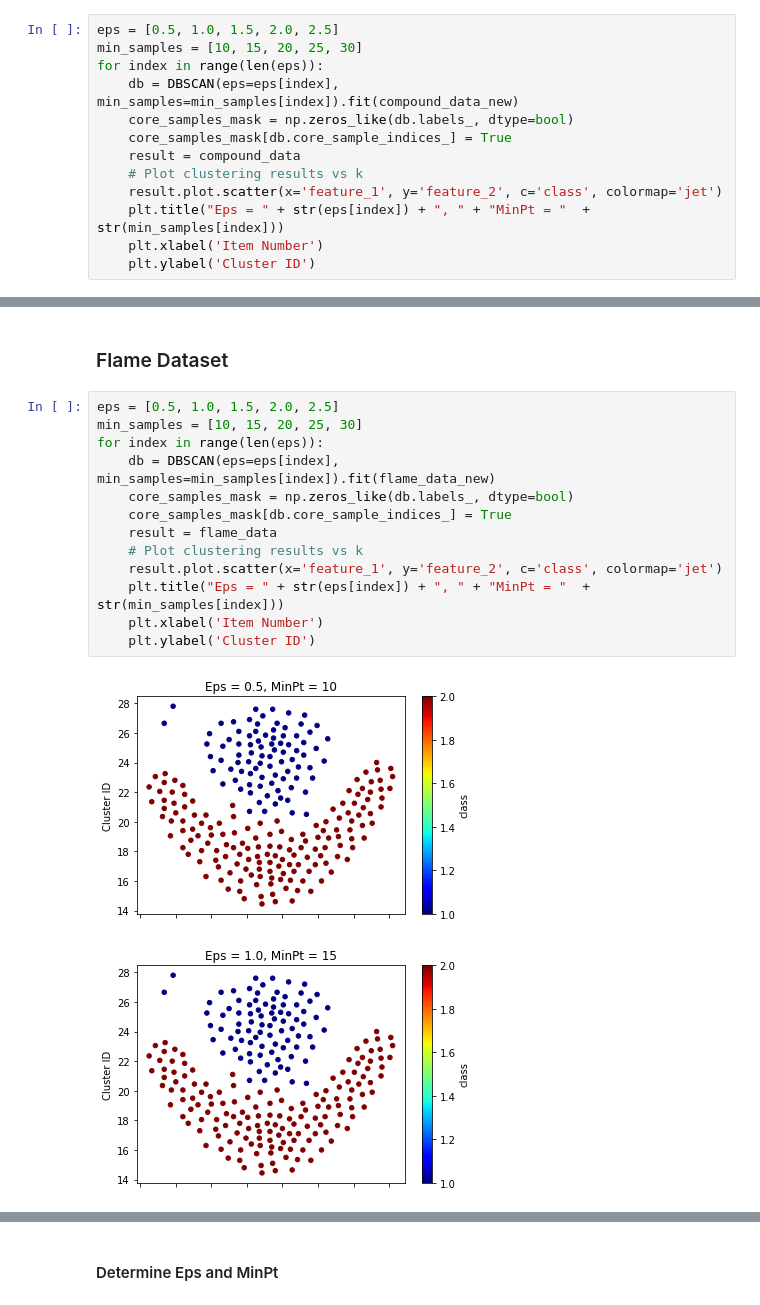
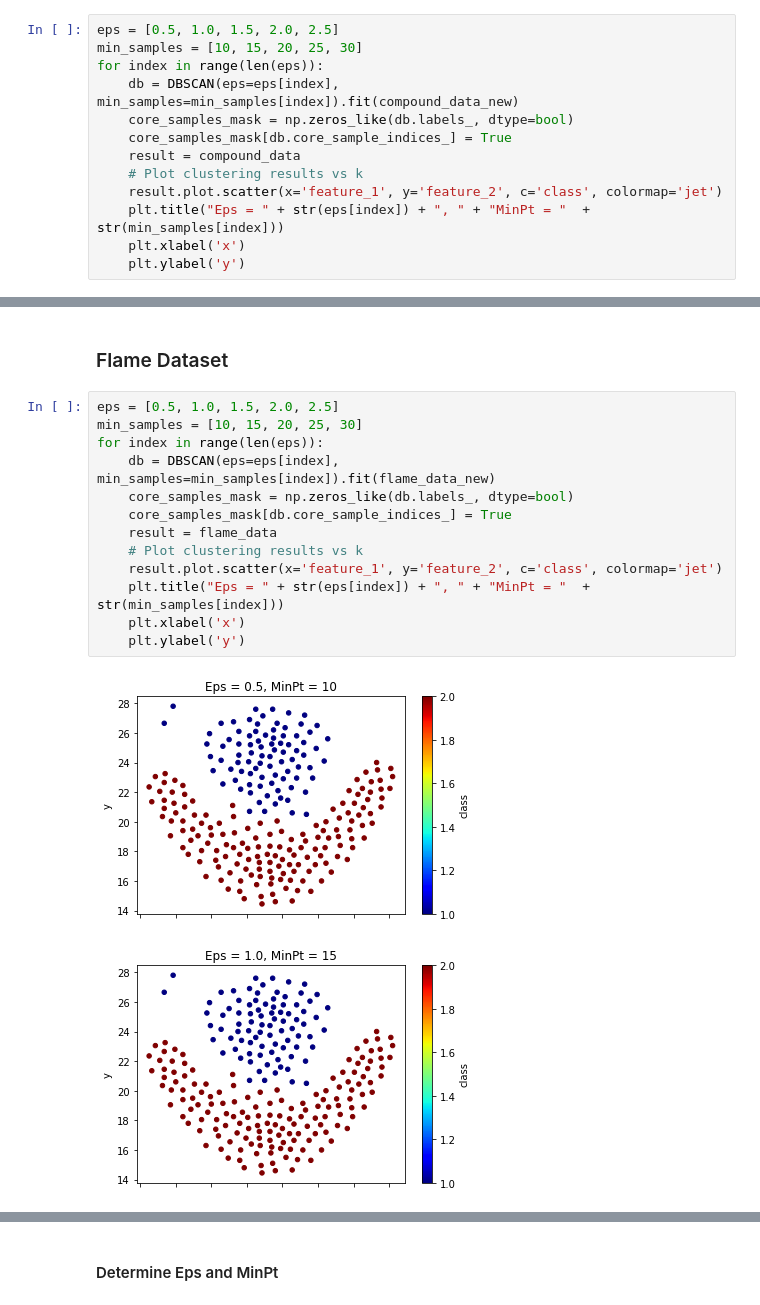
Before and after one commit to PulkitMadan/data_mining_labs, a Jupyter notebook: src/lab8.ipynb, the cells around one changed output, grey strips where cells are left out. Saved outputs shown, nothing was run; the diff lists cells and outputs as text.

```diff
--- a/src/lab8.ipynb
+++ b/src/lab8.ipynb
@@ -130,6 +130,6 @@ for index in range(len(eps)):
     # Plot clustering results vs k
     result.plot.scatter(x='feature_1', y='feature_2', c='class', colormap='jet')
     plt.title("Eps = " + str(eps[index]) + ", " + "MinPt = "  + str(min_samples[index]))
-    plt.xlabel('Item Number')
-    plt.ylabel('Cluster ID')
+    plt.xlabel('x')
+    plt.ylabel('y')
 # %% [output]
@@ -171,16 +171,16 @@ for index in range(len(k)):
 # %%
 eps = [0.5, 1.0, 1.5, 2.0, 2.5]
 min_samples = [10, 15, 20, 25, 30]
 for index in range(len(eps)):
     db = DBSCAN(eps=eps[index], min_samples=min_samples[index]).fit(flame_data_new)
     core_samples_mask = np.zeros_like(db.labels_, dtype=bool)
     core_samples_mask[db.core_sample_indices_] = True
     result = flame_data
     # Plot clustering results vs k
     result.plot.scatter(x='feature_1', y='feature_2', c='class', colormap='jet')
     plt.title("Eps = " + str(eps[index]) + ", " + "MinPt = "  + str(min_samples[index]))
-    plt.xlabel('Item Number')
-    plt.ylabel('Cluster ID')
+    plt.xlabel('x')
+    plt.ylabel('y')
 # %% [output]
-[figure, old version]
+[figure, new version]
-[figure, old version]
+[figure, new version]
```
Also changed, not shown: parts of 5 cells of this notebook.
